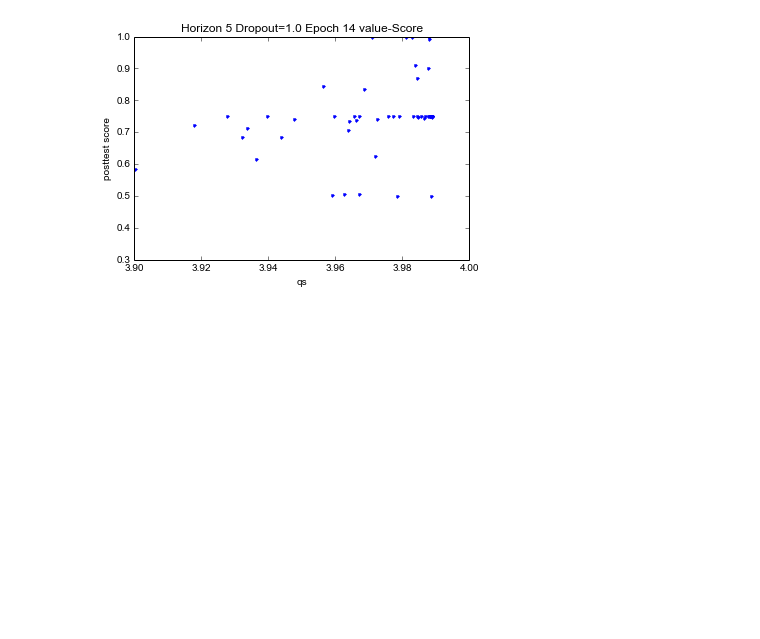
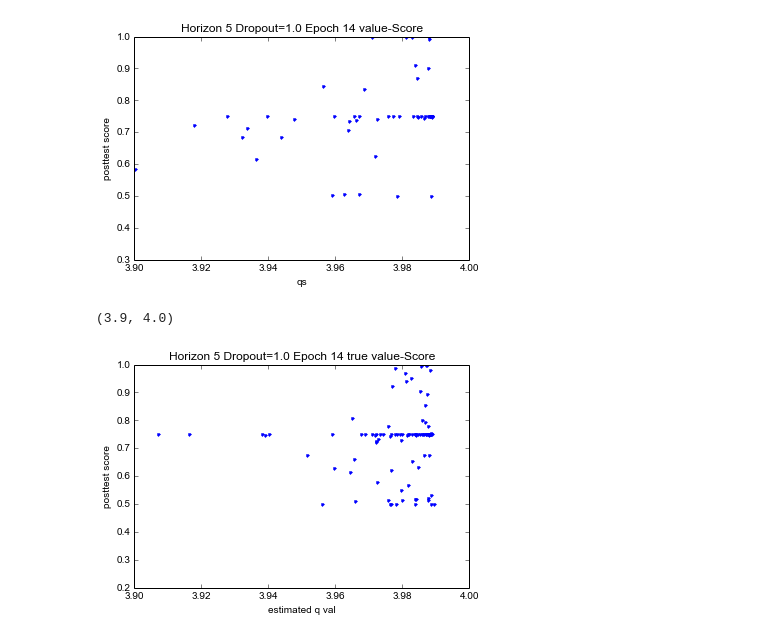
Before and after one commit to lisa-1010/smart-tutor, a Jupyter notebook: code/danielgraphing.ipynb, the cells around one changed output. Cells and saved outputs as stored; diff of their text form; code cells hidden in the pictures; blank space fills up the shorter version.

Commit message:
now can run experiments on saved models

```diff
--- a/code/danielgraphing.ipynb
+++ b/code/danielgraphing.ipynb
@@ -1181,3 +1181,28 @@ xlim(3.9,4.0)
 # %% [output]
 (3.9, 4.0)
 [figure]
+# %%
+data1 = np.load('experiments/test2_model_small-dropout10-shuffle0-data-test2-n100000-l5-random.pickle/mcts-rtype1-rollouts1000-trajectories100-real1-runA.npz')
+data2 = np.load('experiments/test2_model_small-dropout10-shuffle0-data-test2-n100000-l5-random.pickle/mcts-rtype1-rollouts1000-trajectories100-real1-runB.npz')
+
+data3 = np.load('experiments/test2_model_small-dropout10-shuffle0-data-test2-n100000-l5-random.pickle/mcts-rtype1-rollouts1000-trajectories100-real0-runA.npz')
+data4 = np.load('experiments/test2_model_small-dropout10-shuffle0-data-test2-n100000-l5-random.pickle/mcts-rtype1-rollouts1000-trajectories100-real0-runB.npz')
+
+trueqvals = np.concatenate([data1['qvals'][:,0],data2['qvals'][:,0]])
+scores = np.concatenate([data1['scores'][:,0],data2['scores'][:,0]])
+
+falseqvals = np.concatenate([data3['qvals'][:,0],data4['qvals'][:,0]])
+
+for r in six.moves.range(scores.shape[0]):
+    #six.print_('{:2d}: score {:.3f} true qval {:.4f} false qvals {:.4f}'.format(r, scores[r], trueqvals[r], falseqvals[r]))
+    pass
+
+figure()
+title('Horizon 5 Dropout=1.0 Epoch 14 true value-Score')
+xlabel('estimated q val')
+ylabel('posttest score')
+plot(falseqvals, scores, '.')
+xlim(3.9,4.0)
+# %% [output]
+(3.9, 4.0)
+[figure, added]
```
Also changed, not shown: 1 other file.
